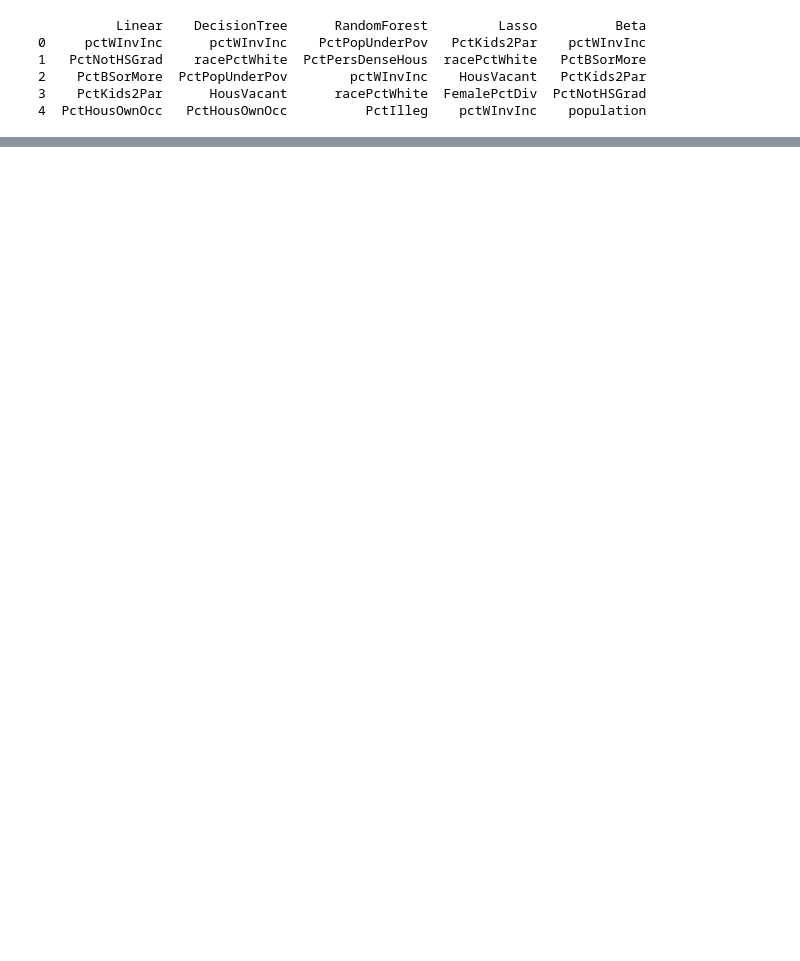
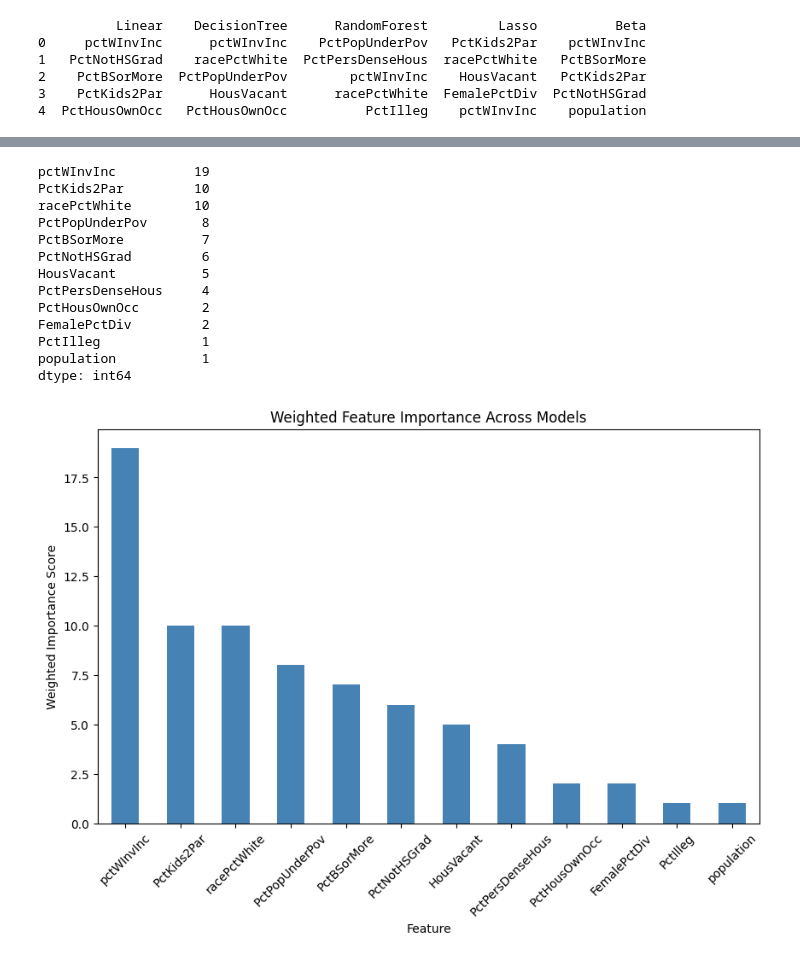
Before and after one commit to nlTyler/urban-crime-statistical-analysis, a Jupyter notebook: 210_Final_1.ipynb, the cells around one changed output, grey strips where cells are left out. Cells and saved outputs as stored; diff of their text form; code cells hidden in the pictures; blank space fills up the shorter version.

```diff
--- a/210_Final_1.ipynb
+++ b/210_Final_1.ipynb
@@ -897,0 +818,48 @@ plt.show()
+# %%
+weights = [5,4,3,2,1]
+
+feature_scores = {}
+
+def add_scores(top_features):
+    for i, feature in enumerate(top_features.index):
+        score = weights[i]
+        feature_scores[feature] = feature_scores.get(feature,0) + score
+
+add_scores(top5_linear)
+add_scores(top5_dt)
+add_scores(top5_rf)
+add_scores(top5_lasso)
+add_scores(top5_beta)
+
+feature_scores = pd.Series(feature_scores).sort_values(ascending=False)
+
+print(feature_scores)
+plt.figure(figsize=(10,6))
+
+feature_scores.plot(
+    kind="bar",
+    color="steelblue"
+)
+
+plt.title("Weighted Feature Importance Across Models")
+plt.xlabel("Feature")
+plt.ylabel("Weighted Importance Score")
+
+plt.xticks(rotation=45)
+
+plt.show()
+# %% [output]
+pctWInvInc          19
+PctKids2Par         10
+racePctWhite        10
+PctPopUnderPov       8
+PctBSorMore          7
+PctNotHSGrad         6
+HousVacant           5
+PctPersDenseHous     4
+PctHousOwnOcc        2
+FemalePctDiv         2
+PctIlleg             1
+population           1
+dtype: int64
+[figure, added]
```
Also changed, not shown: parts of 10 cells of this notebook, 2 other files.
